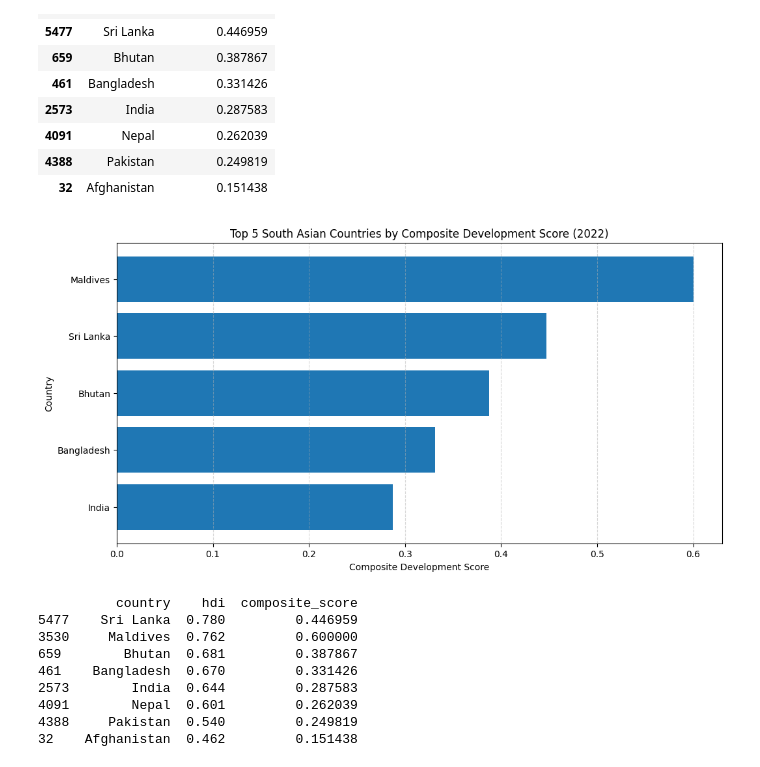
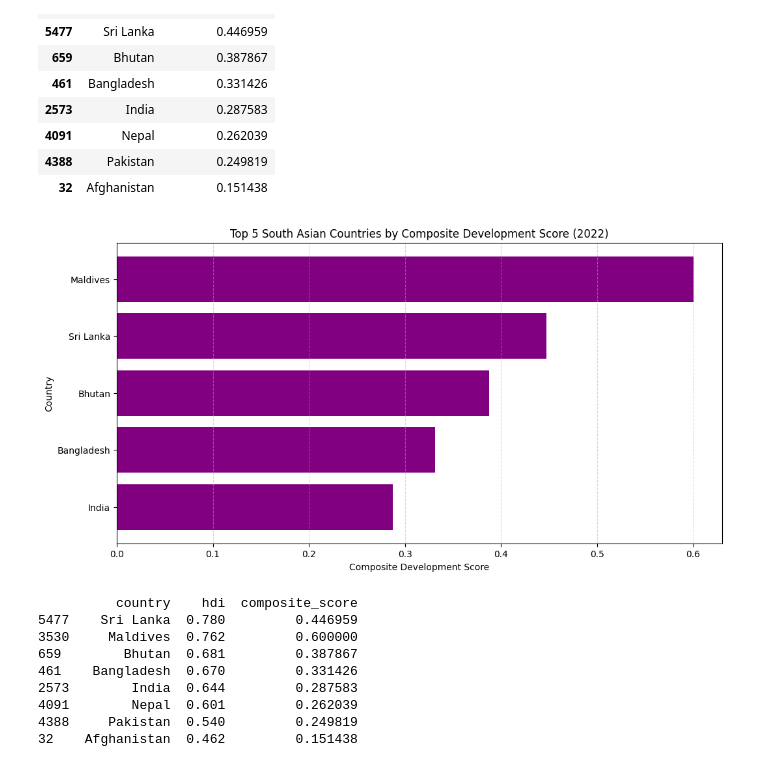
Before and after one commit to Prabin712/2501928_PrabinKunwar_Assignment-I, a Jupyter notebook: 2501928_Prabinkunwar.ipynb, the cells around one changed output. Saved outputs shown, nothing was run; the diff lists cells and outputs as text; code cells hidden in the pictures.

```diff
--- a/2501928_Prabinkunwar.ipynb
+++ b/2501928_Prabinkunwar.ipynb
@@ -602,16 +602,16 @@ composite_ranking[['country', 'composite_score']]
 # %%
 top5 = composite_ranking.head(5)
 
 plt.figure(figsize=(12,6))
-plt.barh(top5['country'], top5['composite_score'])
+plt.barh(top5['country'], top5['composite_score'], color='purple')
 plt.xlabel('Composite Development Score')
 plt.ylabel('Country')
 plt.title('Top 5 South Asian Countries by Composite Development Score (2022)')
 plt.gca().invert_yaxis()
 plt.grid(axis='x', linestyle='--', alpha=0.5)
 plt.show()
 # %% [output]
-[figure, old version]
+[figure, new version]
 # %%
 comparison = south_asia_2022.sort_values(by='hdi', ascending=False)[['country', 'hdi', 'composite_score']]
 print(comparison)
```
Also changed, not shown: parts of 6 cells of this notebook.
